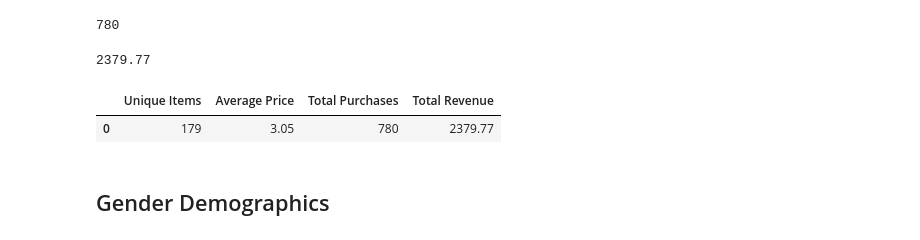
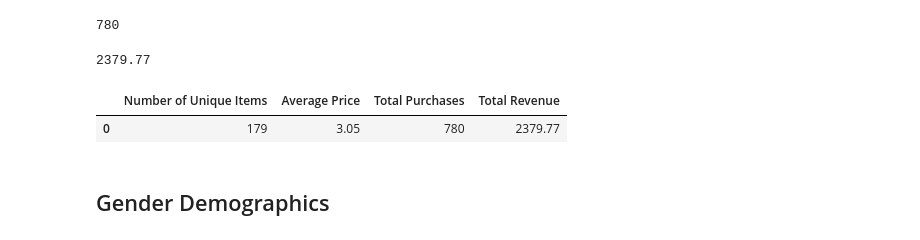
Before and after one commit to szerpa17/pandas-challenge, a Jupyter notebook: HeroesOfPymoli/HeroesOfPymoli.ipynb, the cells around one changed output. Cells and saved outputs as stored; diff of their text form; code cells hidden in the pictures.

```diff
--- a/HeroesOfPymoli/HeroesOfPymoli.ipynb
+++ b/HeroesOfPymoli/HeroesOfPymoli.ipynb
@@ -67,15 +73,15 @@ total_rev
 2379.77
 # %%
 # Summary Data Frame
-summary_dict = {"Unique Items": [num_unique_items],
+summary_dict = {"Number of Unique Items": [num_unique_items],
                "Average Price": [avg_price],
                "Total Purchases": [total_purchases],
                "Total Revenue": [total_rev]}
 # summary_dict
 summary_df = pd.DataFrame(summary_dict)
 summary_df
 # %% [output]
-|  | Unique Items | Average Price | Total Purchases | Total Revenue |
+|  | Number of Unique Items | Average Price | Total Purchases | Total Revenue |
 | 0 | 179 | 3.05 | 780 | 2379.77 |
 # %% [markdown]
 ## Gender Demographics
```
Also changed, not shown: parts of 7 cells of this notebook.
